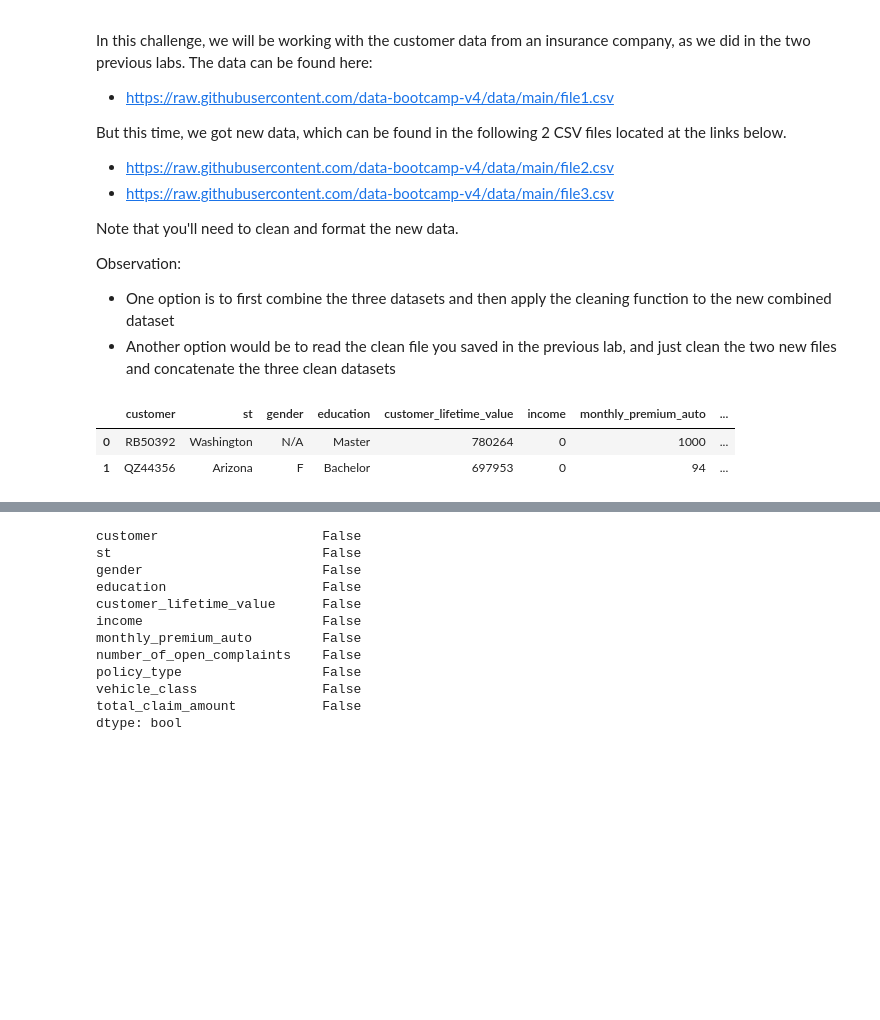
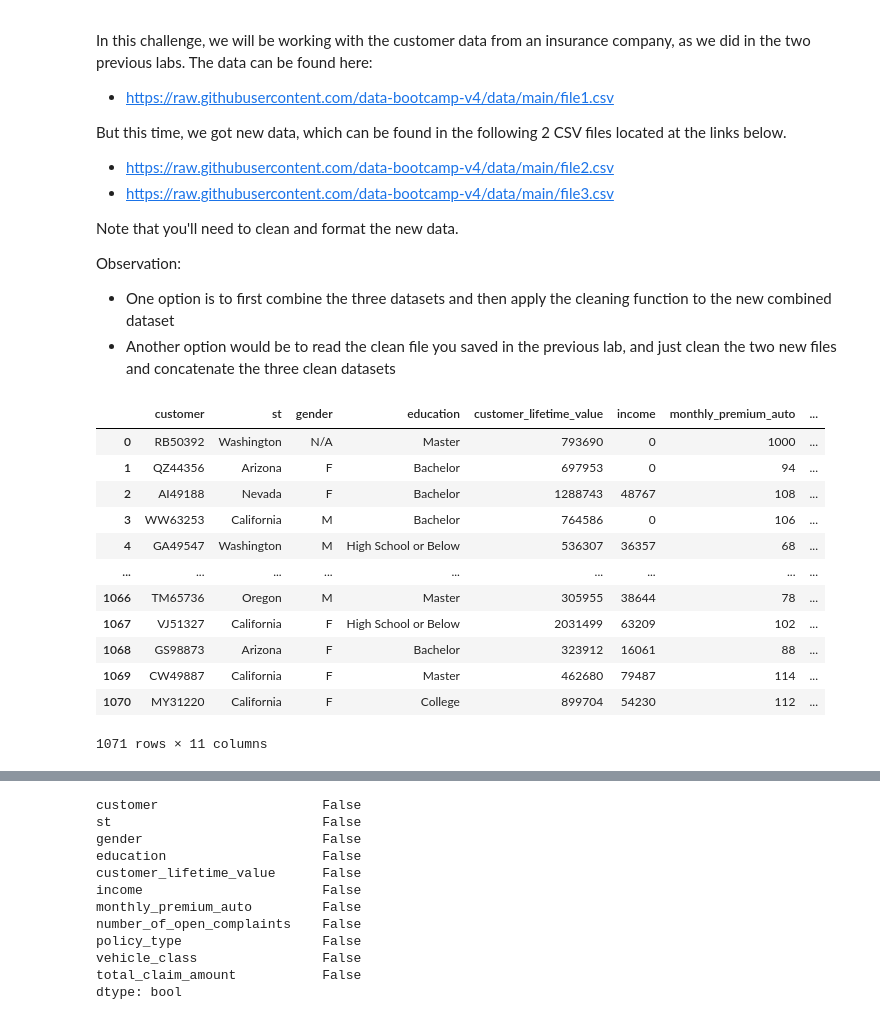
Before and after one commit to CWS/lab-dw-data-structuring-and-combining, a Jupyter notebook: lab-dw-data-structuring-and-combining.ipynb, the cells around one changed output, grey strips where cells are left out. Cells and saved outputs as stored; diff of their text form; code cells hidden in the pictures; blank space fills up the shorter version.

```diff
--- a/lab-dw-data-structuring-and-combining.ipynb
+++ b/lab-dw-data-structuring-and-combining.ipynb
@@ -29,6 +26,38 @@ df = pd.merge(df4,df3, how="outer")
-# %%
-df.head(2)
-# %% [output]
-|  | customer | st | gender | education | customer_lifetime_value | income | monthly_premium_auto | ... |
-| 0 | RB50392 | Washington | N/A | Master | 780264 | 0 | 1000 | ... |
-| 1 | QZ44356 | Arizona | F | Bachelor | 697953 | 0 | 94 | ... |
+# %%
+df1.columns = [col.strip().replace(" ","_").lower() for col in df1.columns]
+df1.dropna(how="all", inplace=True)
+df1.loc[df1['gender'] == "female", "gender"] = "F"
+df1.loc[df1['gender'] == "Femal", "gender"] = "F"
+df1.loc[df1['gender'] == "Male", "gender"] = "M"
+df1.loc[df1['st'] == "WA", "st"] = "Washington"
+df1.loc[df1['st'] == "AZ", "st"] = "Arizona"
+df1.loc[df1['st'] == "Cali", "st"] = "California"
+df1.loc[df1['education'] == "Bachelors", "education"] = "Bachelor"
+df1.loc[df1['vehicle_class'] == "Sports Car", "vehicle_class"] = "Luxury"
+df1.loc[df1['vehicle_class'] == "Luxury SUV", "vehicle_class"] = "Luxury"
+df1.loc[df1['vehicle_class'] == "Luxury Car", "vehicle_class"] = "Luxury"
+df1["number_of_open_complaints"]=df1["number_of_open_complaints"].dropna().apply(lambda row: row.split("/")[1])
+df1["number_of_open_complaints"] = df1["number_of_open_complaints"].astype("int")
+df1["gender"] = df1["gender"].fillna("N/A")
+df1["customer_lifetime_value"]= df1["customer_lifetime_value"].str.replace("%","")
+df1["customer_lifetime_value"] = df1["customer_lifetime_value"].astype("float")
+df1["customer_lifetime_value"]= df1["customer_lifetime_value"].fillna(df1["customer_lifetime_value"].mean())
+df1["customer_lifetime_value"] = df1["customer_lifetime_value"].astype("int")
+df1["income"] = df1["income"].astype("int")
+df1["monthly_premium_auto"] = df1["monthly_premium_auto"].astype("int")
+df1["total_claim_amount"] = df1["total_claim_amount"].astype("int")
+df1.reset_index(drop=True)
+# %% [output]
+|  | customer | st | gender | education | customer_lifetime_value | income | monthly_premium_auto | ... |
+| 0 | RB50392 | Washington | N/A | Master | 793690 | 0 | 1000 | ... |
+| 1 | QZ44356 | Arizona | F | Bachelor | 697953 | 0 | 94 | ... |
+| 2 | AI49188 | Nevada | F | Bachelor | 1288743 | 48767 | 108 | ... |
+| 3 | WW63253 | California | M | Bachelor | 764586 | 0 | 106 | ... |
+| 4 | GA49547 | Washington | M | High School or Below | 536307 | 36357 | 68 | ... |
+| ... | ... | ... | ... | ... | ... | ... | ... | ... |
+| 1066 | TM65736 | Oregon | M | Master | 305955 | 38644 | 78 | ... |
+| 1067 | VJ51327 | California | F | High School or Below | 2031499 | 63209 | 102 | ... |
+| 1068 | GS98873 | Arizona | F | Bachelor | 323912 | 16061 | 88 | ... |
+| 1069 | CW49887 | California | F | Master | 462680 | 79487 | 114 | ... |
+| 1070 | MY31220 | California | F | College | 899704 | 54230 | 112 | ... |
+1071 rows × 11 columns
```
Also changed, not shown: parts of 5 cells of this notebook.
